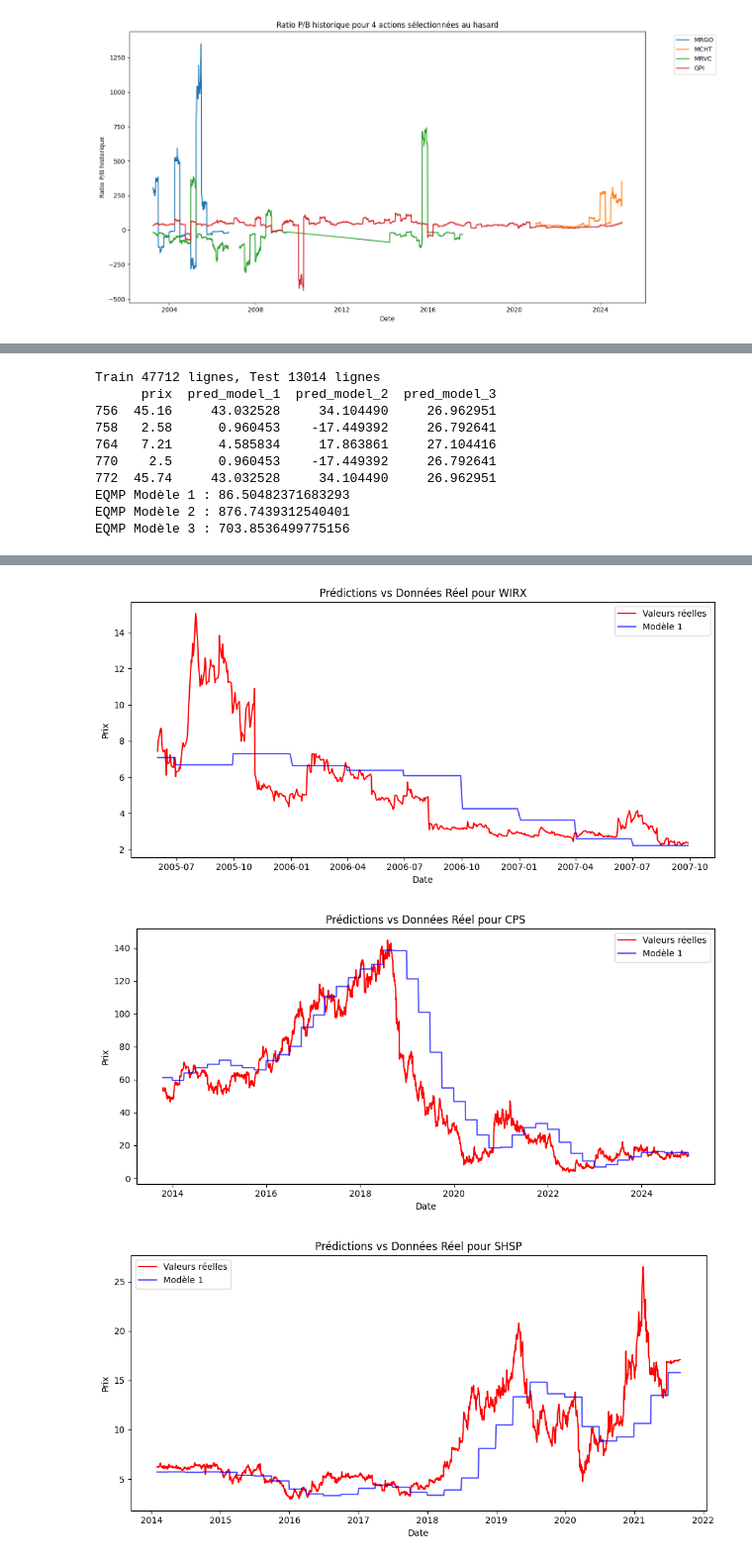
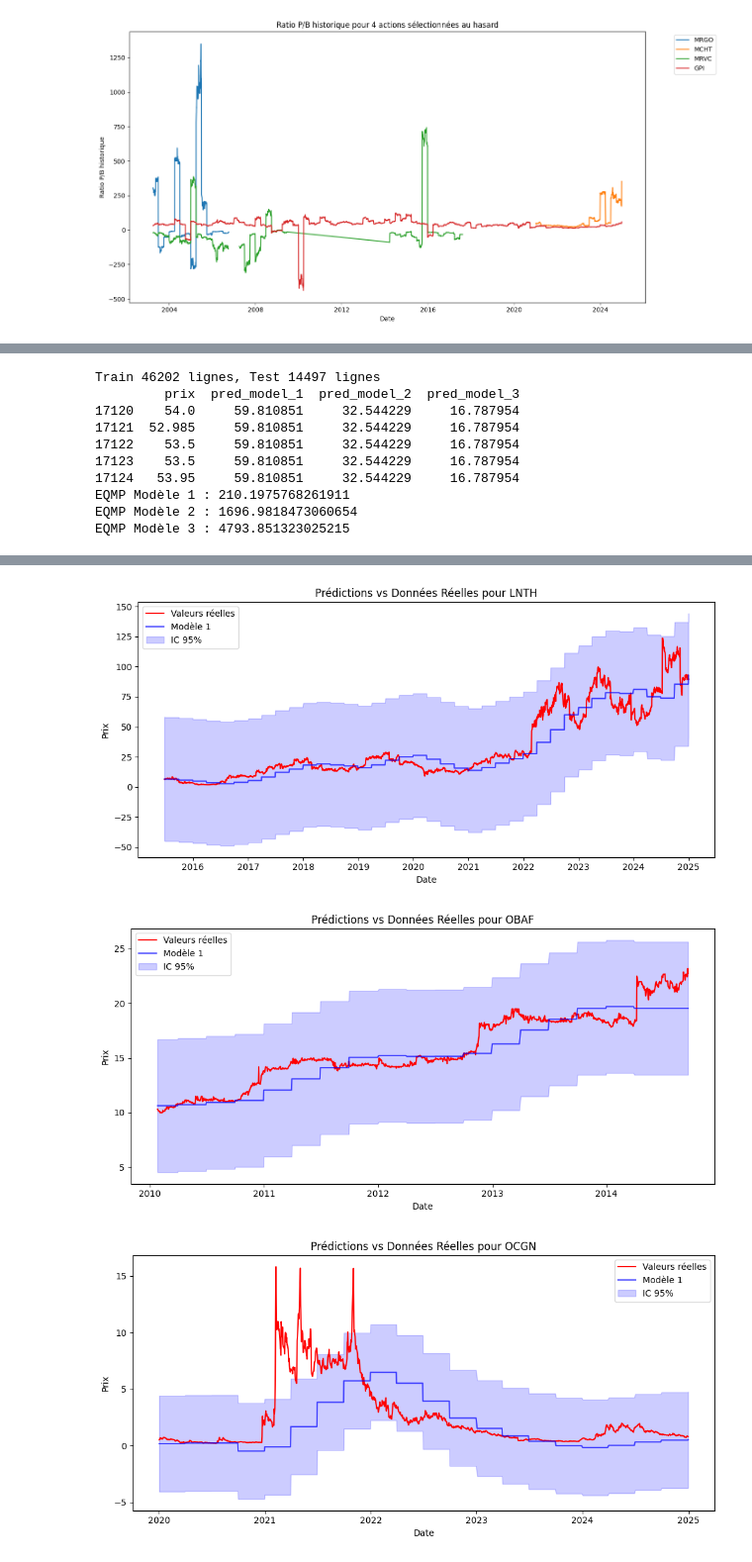
Before and after one commit to GabrielGen02/MATH_60231_Devoir, a Jupyter notebook: Devoir_2_Code_Gab.ipynb, the cells around one changed output, grey strips where cells are left out. Shown at 99% size. Cells and saved outputs as stored; diff of their text form; code cells hidden in the pictures.

```diff
--- a/Devoir_2_Code_Gab.ipynb
+++ b/Devoir_2_Code_Gab.ipynb
@@ -641,15 +648,21 @@ def forecast(df_train, df_test):
 
 res = forecast(df_train, df_test)
 
-# graphiques illustrants la différences entre les résultats du forcast et les données réelles
+# graphiques illustrants la différences entre les résultats du forecast et les données réelles
 for ticker in df_test["ticker"].unique():
     df_t = res[res["ticker"] == ticker].sort_values("date")
+
+    # calcul IC 95 % pour le modèle 1
+    se_pred = res.loc[df_t.index, "pred_model_1"].std()  # approximation de l'erreur standard
+    ci_upper = df_t["pred_model_1"] + 1.96 * se_pred
+    ci_lower = df_t["pred_model_1"] - 1.96 * se_pred
 
     plt.figure(figsize=(10,5))
     plt.plot(df_t["date"], df_t["prix"], label="Valeurs réelles", color="red")
     plt.plot(df_t["date"], df_t["pred_model_1"], label="Modèle 1", alpha=0.7, color="blue")
+    plt.fill_between(df_t["date"], ci_lower, ci_upper, color="blue", alpha=0.2, label="IC 95%")
 
-    plt.title(f"Prédictions vs Données Réel pour {ticker}")
+    plt.title(f"Prédictions vs Données Réelles pour {ticker}")
     plt.xlabel("Date")
     plt.ylabel("Prix")
     plt.legend()
@@ -657,13 +670,13 @@ for ticker in df_test["ticker"].unique():
     plt.tight_layout()
     plt.show()
 # %% [output]
-Train 47712 lignes, Test 13014 lignes
-      prix  pred_model_1  pred_model_2  pred_model_3
-756  45.16     43.032528     34.104490     26.962951
-758   2.58      0.960453    -17.449392     26.792641
-764   7.21      4.585834     17.863861     27.104416
-770    2.5      0.960453    -17.449392     26.792641
-772  45.74     43.032528     34.104490     26.962951
-EQMP Modèle 1 : 86.50482371683293
-EQMP Modèle 2 : 876.7439312540401
-EQMP Modèle 3 : 703.8536499775156
+Train 46202 lignes, Test 14497 lignes
+         prix  pred_model_1  pred_model_2  pred_model_3
+17120    54.0     59.810851     32.544229     16.787954
+17121  52.985     59.810851     32.544229     16.787954
+17122    53.5     59.810851     32.544229     16.787954
+17123    53.5     59.810851     32.544229     16.787954
+17124   53.95     59.810851     32.544229     16.787954
+EQMP Modèle 1 : 210.1975768261911
+EQMP Modèle 2 : 1696.9818473060654
+EQMP Modèle 3 : 4793.851323025215
@@ -673,4 +686,4 @@ EQMP Modèle 3 : 703.8536499775156
-[figure, old version]
+[figure, new version]
-[figure, old version]
+[figure, new version]
-[figure, old version]
+[figure, new version]
 # %%
```
Also changed, not shown: parts of 8 cells of this notebook.
